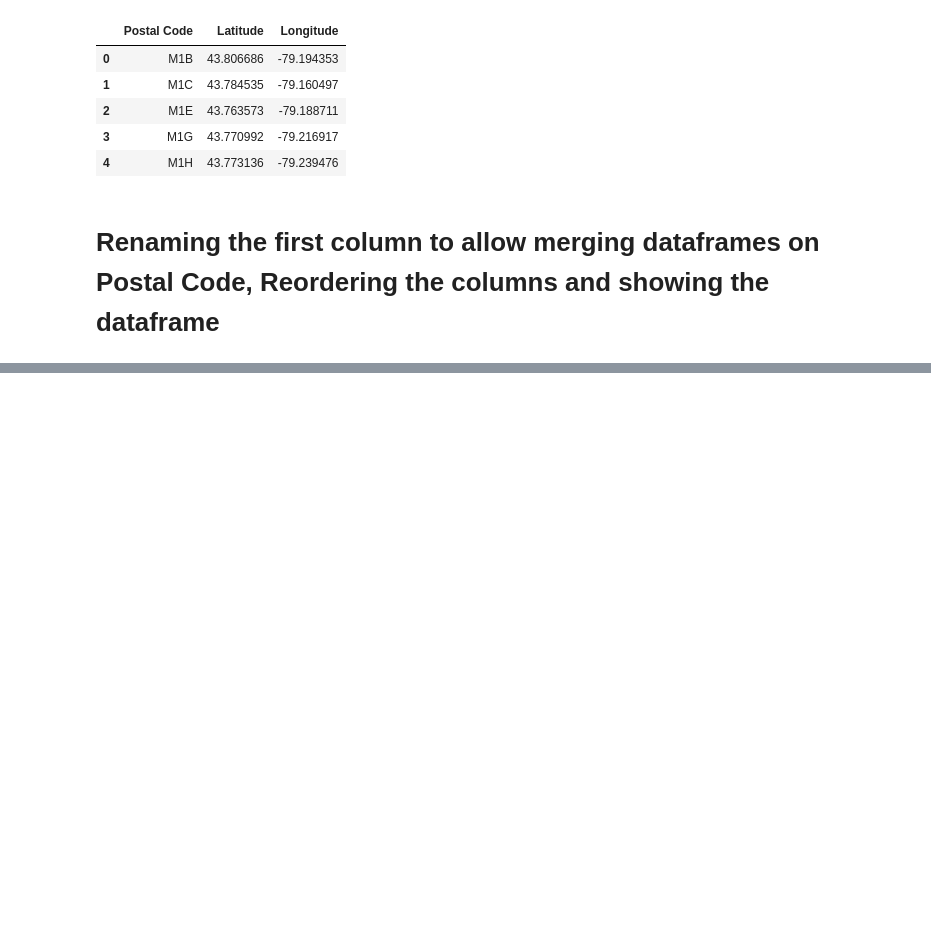
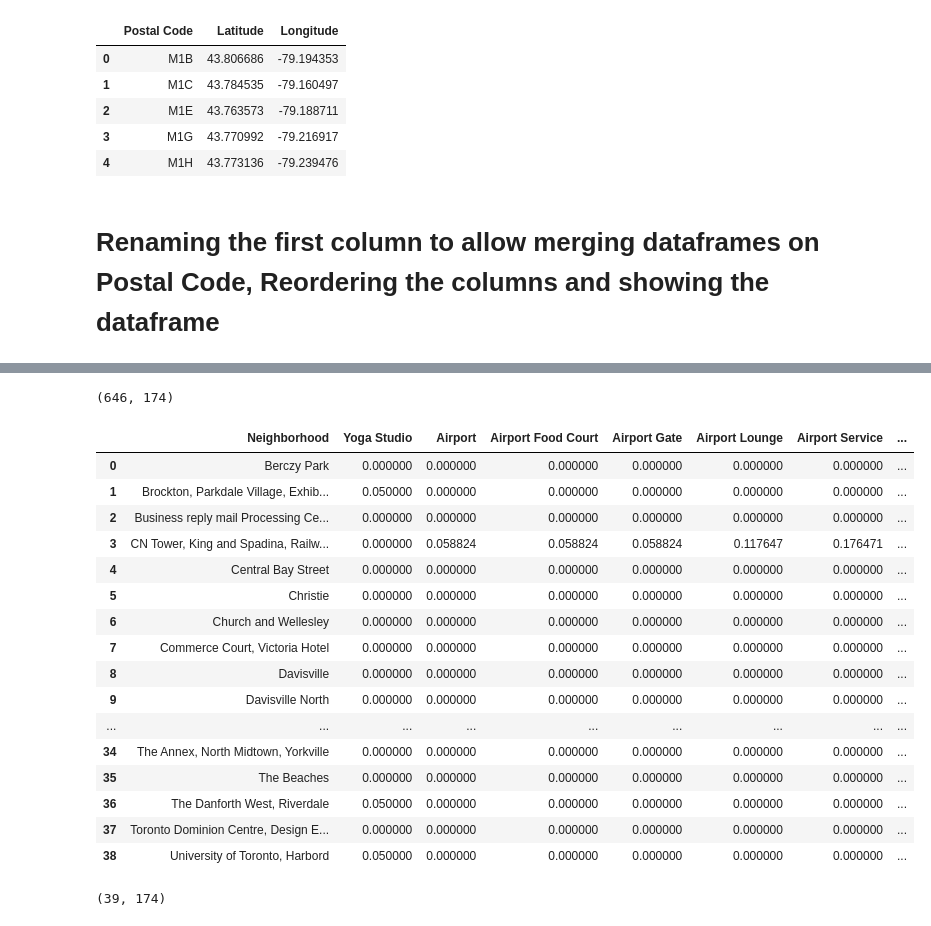
Before and after one commit to bselin/coursera-capstone-project, a Jupyter notebook: 2/Toronto.ipynb, the cells around one changed output, grey strips where cells are left out. Saved outputs shown, nothing was run; the diff lists cells and outputs as text; code cells hidden in the pictures; blank space fills up the shorter version.

Commit message:
Published from Watson Studio.

```diff
--- a/2/Toronto.ipynb
+++ b/2/Toronto.ipynb
@@ -107,0 +200,8 @@ df.head()
+# %%
+CLIENT_ID = 'E5P4WUVIOKMV1SNNCTI0Y0XK0QWGMUQG5NX01H5PL2BV0T0A' # your Foursquare ID
+CLIENT_SECRET = 'ZHJ0RNDQVYJJ2QIJUCR3Z1KDLLVFL10QTORZVKAVKAZXI4OO' # your Foursquare Secret
+VERSION = '20180605' # Foursquare API version
+print('Your credentails:')
+LIMIT=20
+print('CLIENT_ID: ' + CLIENT_ID)
+print('CLIENT_SECRET:' + CLIENT_SECRET)
@@ -107,0 +214,21 @@ df.head()
+# %%
+
+def getNearbyVenues(names, latitudes, longitudes, radius=500):
+
+    venues_list=[]
+    for name, lat, lng in zip(names, latitudes, longitudes):
+        print(name)
+
+        url = 'https://api.foursquare.com/v2/venues/explore?&client_id={}&client_secret={}&v={}&ll={},{}&radius={}&limit={}'.format(
+            CLIENT_ID, CLIENT_SECRET, VERSION, lat, lng, radius, LIMIT)
+
+        results = requests.get(url).json()["response"]['groups'][0]['items']
+
+        venues_list.append([( name, lat, lng, v['venue']['name'], v['venue']['location']['lat'], v['venue']['location']['lng'], v['venue']['categories'][0]['name']) for v in results])
+
+    nearby_venues = pd.DataFrame([item for venue_list in venues_list for item in venue_list])
+    nearby_venues.columns = ['Neighborhood', 'Neighborhood Latitude', 'Neighborhood Longitude', 'Venue', 'Venue Latitude', 'Venue Longitude', 'Venue Category']
+
+    return(nearby_venues)
+# %%
+toronto_venues = getNearbyVenues(names=df2['Neighborhood'], latitudes=df2['Latitude'],longitudes=df2['Longitude'])
@@ -107,0 +292,10 @@ df.head()
+# %%
+
+toronto_onehot = pd.get_dummies(toronto_venues[['Venue Category']], prefix="", prefix_sep="")
+
+toronto_onehot['Neighborhood'] = toronto_venues['Neighborhood']
+
+fixed_columns = [toronto_onehot.columns[-1]] + list(toronto_onehot.columns[:-1])
+toronto_onehot = toronto_onehot[fixed_columns]
+
+toronto_onehot.head()
@@ -107,0 +309,30 @@ df.head()
+# %%
+toronto_onehot.shape
+# %% [output]
+(646, 174)
+# %%
+
+toronto_grouped = toronto_onehot.groupby('Neighborhood').mean().reset_index()
+toronto_grouped
+# %% [output]
+|  | Neighborhood | Yoga Studio | Airport | Airport Food Court | Airport Gate | Airport Lounge | Airport Service | ... |
+| 0 | Berczy Park | 0.000000 | 0.000000 | 0.000000 | 0.000000 | 0.000000 | 0.000000 | ... |
+| 1 | Brockton, Parkdale Village, Exhib... | 0.050000 | 0.000000 | 0.000000 | 0.000000 | 0.000000 | 0.000000 | ... |
+| 2 | Business reply mail Processing Ce... | 0.000000 | 0.000000 | 0.000000 | 0.000000 | 0.000000 | 0.000000 | ... |
+| 3 | CN Tower, King and Spadina, Railw... | 0.000000 | 0.058824 | 0.058824 | 0.058824 | 0.117647 | 0.176471 | ... |
+| 4 | Central Bay Street | 0.000000 | 0.000000 | 0.000000 | 0.000000 | 0.000000 | 0.000000 | ... |
+| 5 | Christie | 0.000000 | 0.000000 | 0.000000 | 0.000000 | 0.000000 | 0.000000 | ... |
+| 6 | Church and Wellesley | 0.000000 | 0.000000 | 0.000000 | 0.000000 | 0.000000 | 0.000000 | ... |
+| 7 | Commerce Court, Victoria Hotel | 0.000000 | 0.000000 | 0.000000 | 0.000000 | 0.000000 | 0.000000 | ... |
+| 8 | Davisville | 0.000000 | 0.000000 | 0.000000 | 0.000000 | 0.000000 | 0.000000 | ... |
+| 9 | Davisville North | 0.000000 | 0.000000 | 0.000000 | 0.000000 | 0.000000 | 0.000000 | ... |
+| ... | ... | ... | ... | ... | ... | ... | ... | ... |
+| 34 | The Annex, North Midtown, Yorkville | 0.000000 | 0.000000 | 0.000000 | 0.000000 | 0.000000 | 0.000000 | ... |
+| 35 | The Beaches | 0.000000 | 0.000000 | 0.000000 | 0.000000 | 0.000000 | 0.000000 | ... |
+| 36 | The Danforth West, Riverdale | 0.050000 | 0.000000 | 0.000000 | 0.000000 | 0.000000 | 0.000000 | ... |
+| 37 | Toronto Dominion Centre, Design E... | 0.000000 | 0.000000 | 0.000000 | 0.000000 | 0.000000 | 0.000000 | ... |
+| 38 | University of Toronto, Harbord | 0.050000 | 0.000000 | 0.000000 | 0.000000 | 0.000000 | 0.000000 | ... |
+# %%
+toronto_grouped.shape
+# %% [output]
+(39, 174)
```
Also changed, not shown: parts of 28 cells of this notebook.
